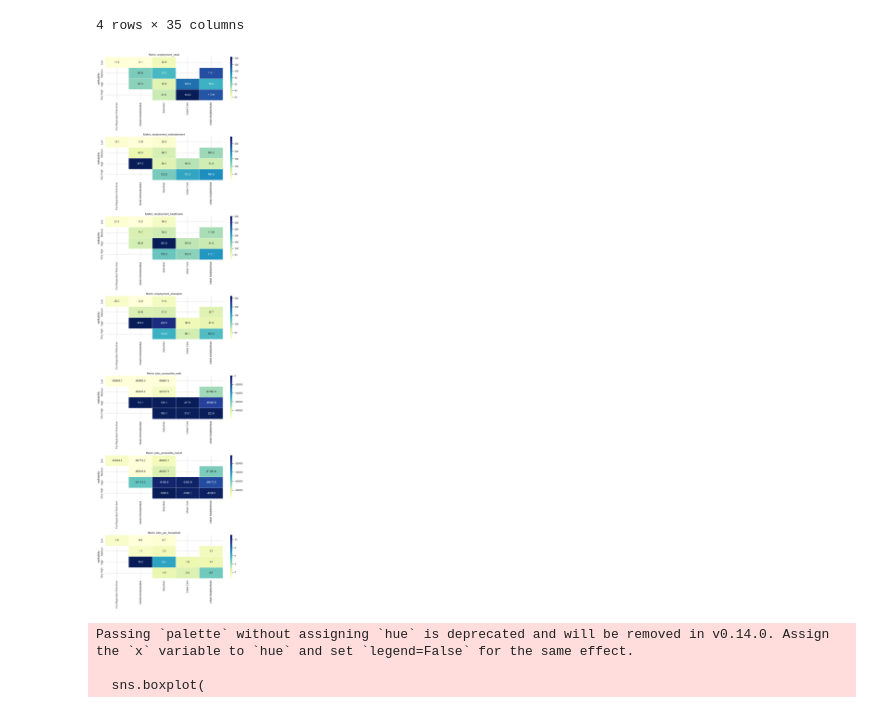
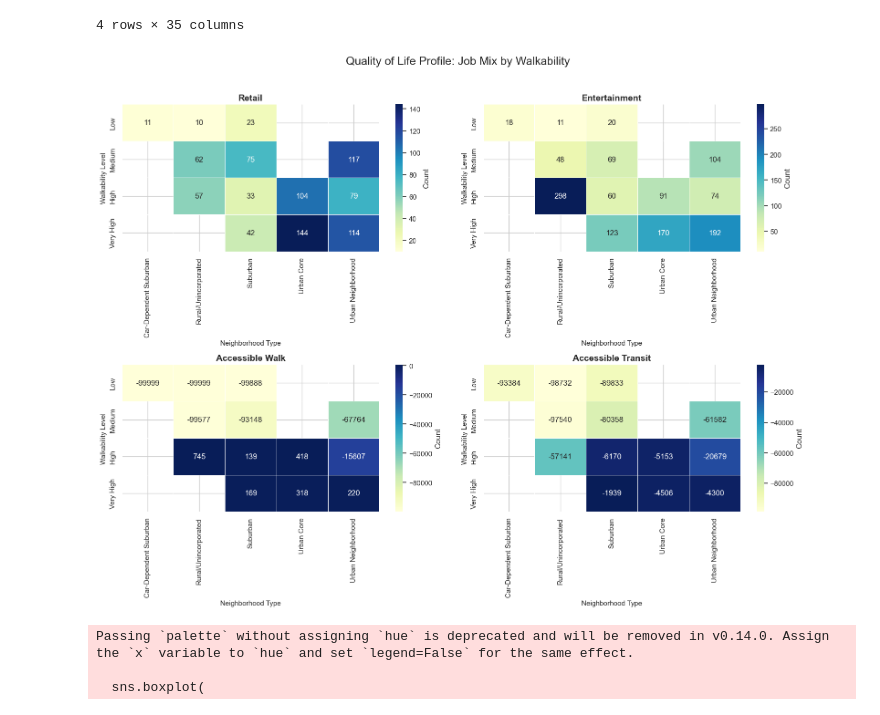
Before and after one commit to theabhiramr/walkability-index-analysis, a Jupyter notebook: model.ipynb, the cells around one changed output. Saved outputs shown, nothing was run; the diff lists cells and outputs as text; code cells hidden in the pictures.

Commit message:
improved visualizations

```diff
--- a/model.ipynb
+++ b/model.ipynb
@@ -672,26 +672,38 @@ qol_pivot
 4 rows × 35 columns
 # %%
 # Visualization
-# Creating heatmaps for each metric
-fig, axes = plt.subplots(len(qol_metrics), 1, figsize=(10, 5 * len(qol_metrics)))
+selected_metrics = [
+    'employment_retail',
+    'employment_entertainment',
+    'jobs_accessible_walk',
+    'jobs_accessible_transit'
+]
 
-for i, metric in enumerate(qol_metrics):
+fig, axes = plt.subplots(2, 2, figsize=(16, 12))
+axes = axes.flatten() # Flatten 2D array to 1D for easy looping
+
+for i, metric in enumerate(selected_metrics):
+    # Plot the heatmap
     sns.heatmap(
         qol_pivot[metric],
         annot=True,
-        fmt='.1f',
+        fmt='.0f',
         cmap='YlGnBu',
         ax=axes[i],
-        linewidths=.5
+        linewidths=.5,
+        cbar_kws={'label': 'Count'}
     )
 
-    axes[i].set_title(f'Metric; {metric}')
-    axes[i].set_xlabel('')
+    clean_title = metric.replace('employment_', '').replace('jobs_', '').replace('_', ' ').title()
+    axes[i].set_title(clean_title, fontsize=14, fontweight='bold')
+    axes[i].set_xlabel('Neighborhood Type', fontsize=11)
+    axes[i].set_ylabel('Walkability Level', fontsize=11)
 
+plt.suptitle('Quality of Life Profile: Job Mix by Walkability', fontsize=18, y=1.02)
 plt.tight_layout()
 plt.show()
 # %% [output]
-[figure, old version]
+[figure, new version]
 # %%
 # Vibrancy visualization (not data aggregation but thought it was interesting to include)
 plt.figure(figsize=(10, 6))
```
Also changed, not shown: parts of 14 cells of this notebook.
